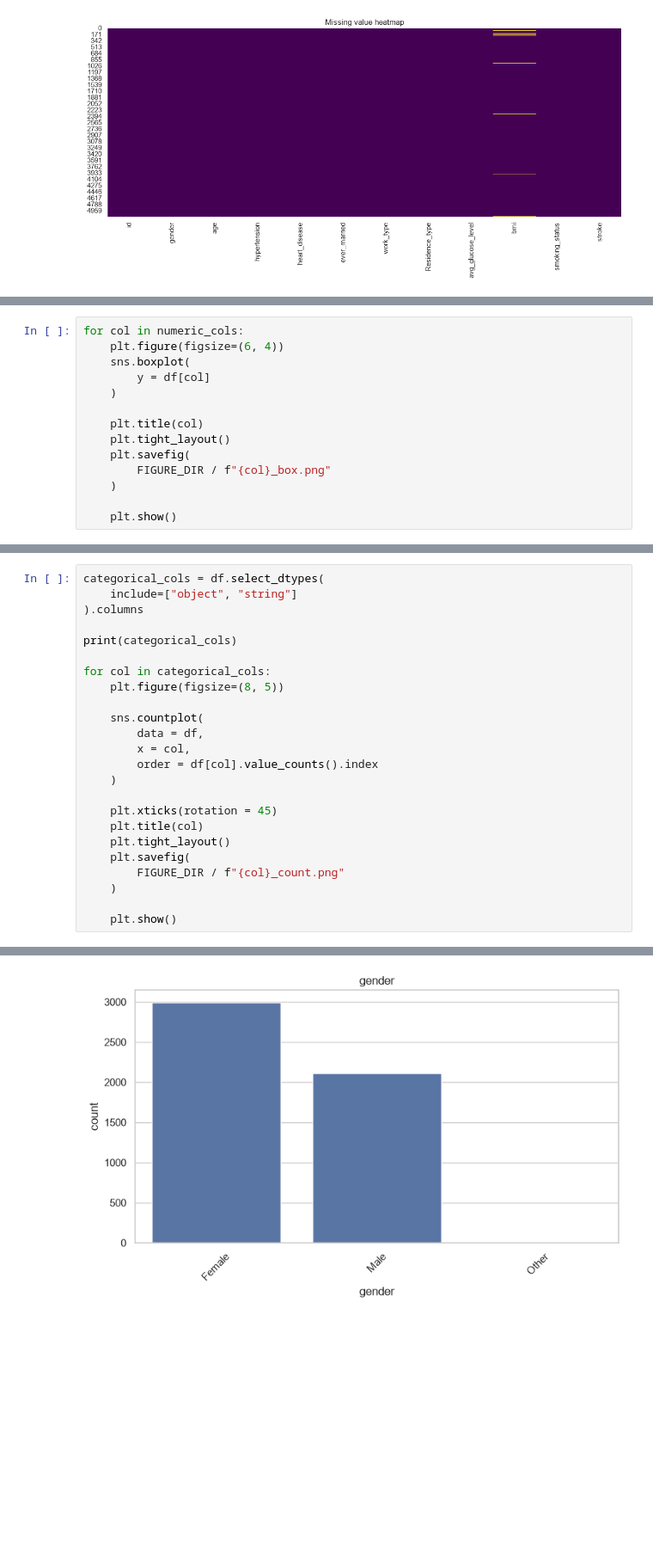
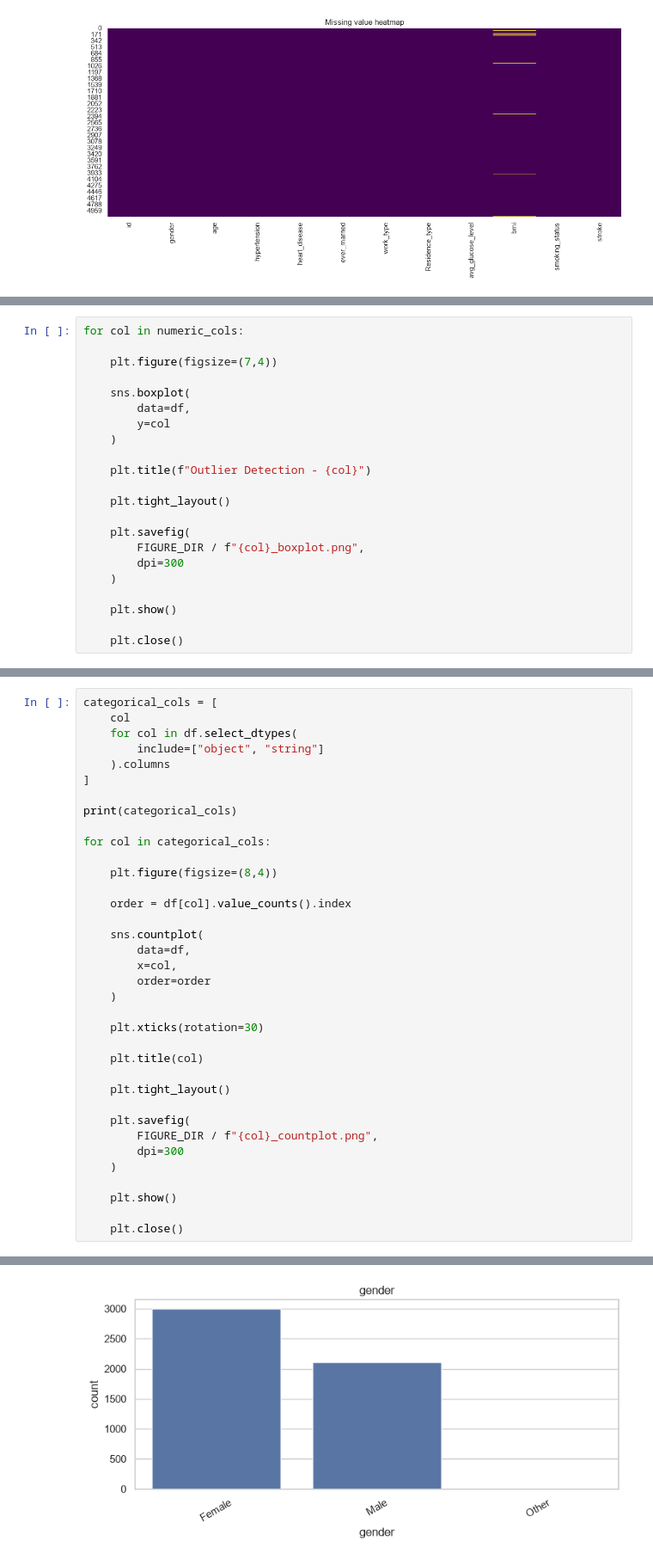
Before and after one commit to Garvitjoshi1/NeuroGuard, a Jupyter notebook: notebooks/01_data_audit.ipynb, the cells around one changed output, grey strips where cells are left out. Shown at 86% size. Cells and saved outputs as stored; diff of their text form; blank space fills up the shorter version.

```diff
--- a/notebooks/01_data_audit.ipynb
+++ b/notebooks/01_data_audit.ipynb
@@ -206,15 +214,23 @@ for col in numeric_cols:
 # %%
 for col in numeric_cols:
-    plt.figure(figsize=(6, 4))
+
+    plt.figure(figsize=(7,4))
+
     sns.boxplot(
-        y = df[col]
+        data=df,
+        y=col
     )
 
-    plt.title(col)
+    plt.title(f"Outlier Detection - {col}")
+
     plt.tight_layout()
+
     plt.savefig(
-        FIGURE_DIR / f"{col}_box.png"
+        FIGURE_DIR / f"{col}_boxplot.png",
+        dpi=300
     )
 
     plt.show()
+
+    plt.close()
 # %% [output]
@@ -228,25 +242,37 @@ for col in numeric_cols:
 # %%
-categorical_cols = df.select_dtypes(
-    include=["object", "string"]
-).columns
+categorical_cols = [
+    col
+    for col in df.select_dtypes(
+        include=["object", "string"]
+    ).columns
+]
 
 print(categorical_cols)
 
 for col in categorical_cols:
-    plt.figure(figsize=(8, 5))
+
+    plt.figure(figsize=(8,4))
+
+    order = df[col].value_counts().index
 
     sns.countplot(
-        data = df,
-        x = col,
-        order = df[col].value_counts().index
+        data=df,
+        x=col,
+        order=order
     )
 
-    plt.xticks(rotation = 45)
+    plt.xticks(rotation=30)
+
     plt.title(col)
+
     plt.tight_layout()
+
     plt.savefig(
-        FIGURE_DIR / f"{col}_count.png"
+        FIGURE_DIR / f"{col}_countplot.png",
+        dpi=300
     )
 
     plt.show()
+
+    plt.close()
 # %% [output]
@@ -256 +280 @@ Index(['gender', 'ever_married', 'work_type', 'Residence_type',
-[figure, old version]
+[figure, new version]
```
Also changed, not shown: parts of 14 cells of this notebook, 55 other files.
